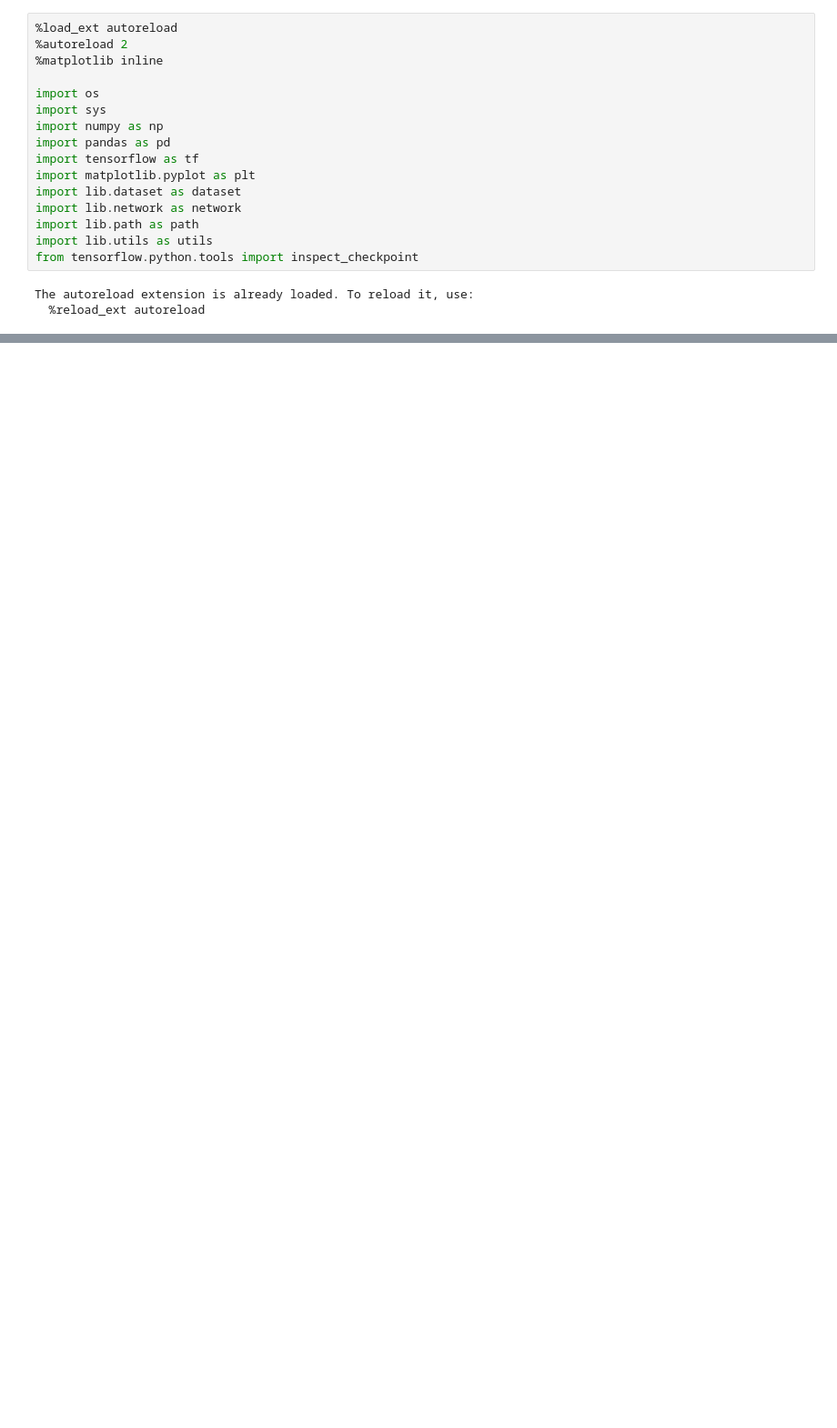
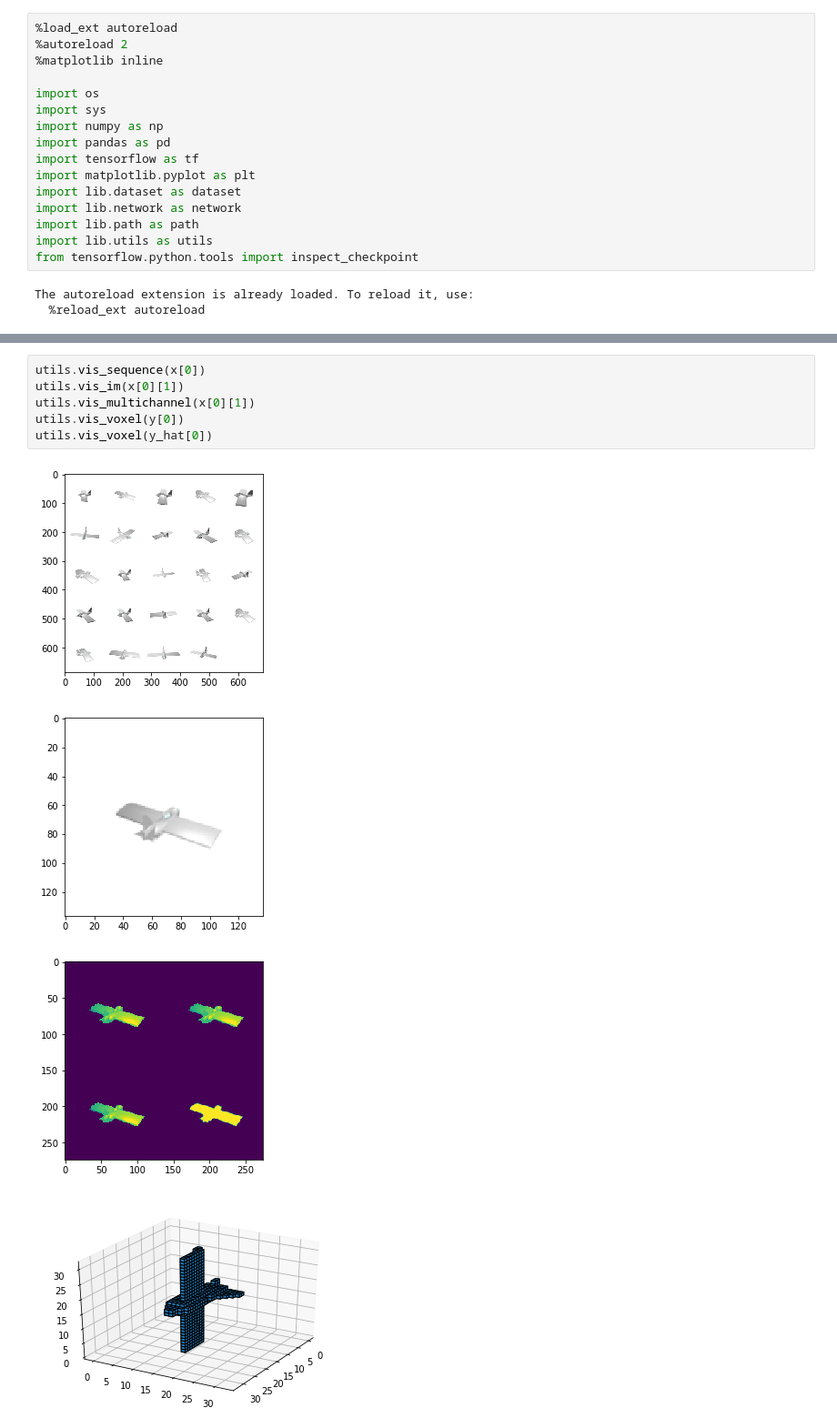
Before and after one commit to micmelesse/3D-reconstruction-with-Neural-Networks, a Jupyter notebook: test.ipynb, the cells around one changed output, grey strips where cells are left out. Shown at 91% size. Cells and saved outputs as stored; diff of their text form; blank space fills up the shorter version.

```diff
--- a/test.ipynb
+++ b/test.ipynb
@@ -51,0 +49,11 @@ utils.imsave_voxel(y_hat[0],f_name="prediction")
+# %%
+utils.vis_sequence(x[0])
+utils.vis_im(x[0][1])
+utils.vis_multichannel(x[0][1])
+utils.vis_voxel(y[0])
+utils.vis_voxel(y_hat[0])
+# %% [output]
+[figure, added]
+[figure, added]
+[figure, added]
+[figure, added]
```
Also changed, not shown: parts of 5 cells of this notebook, 2 other files.
